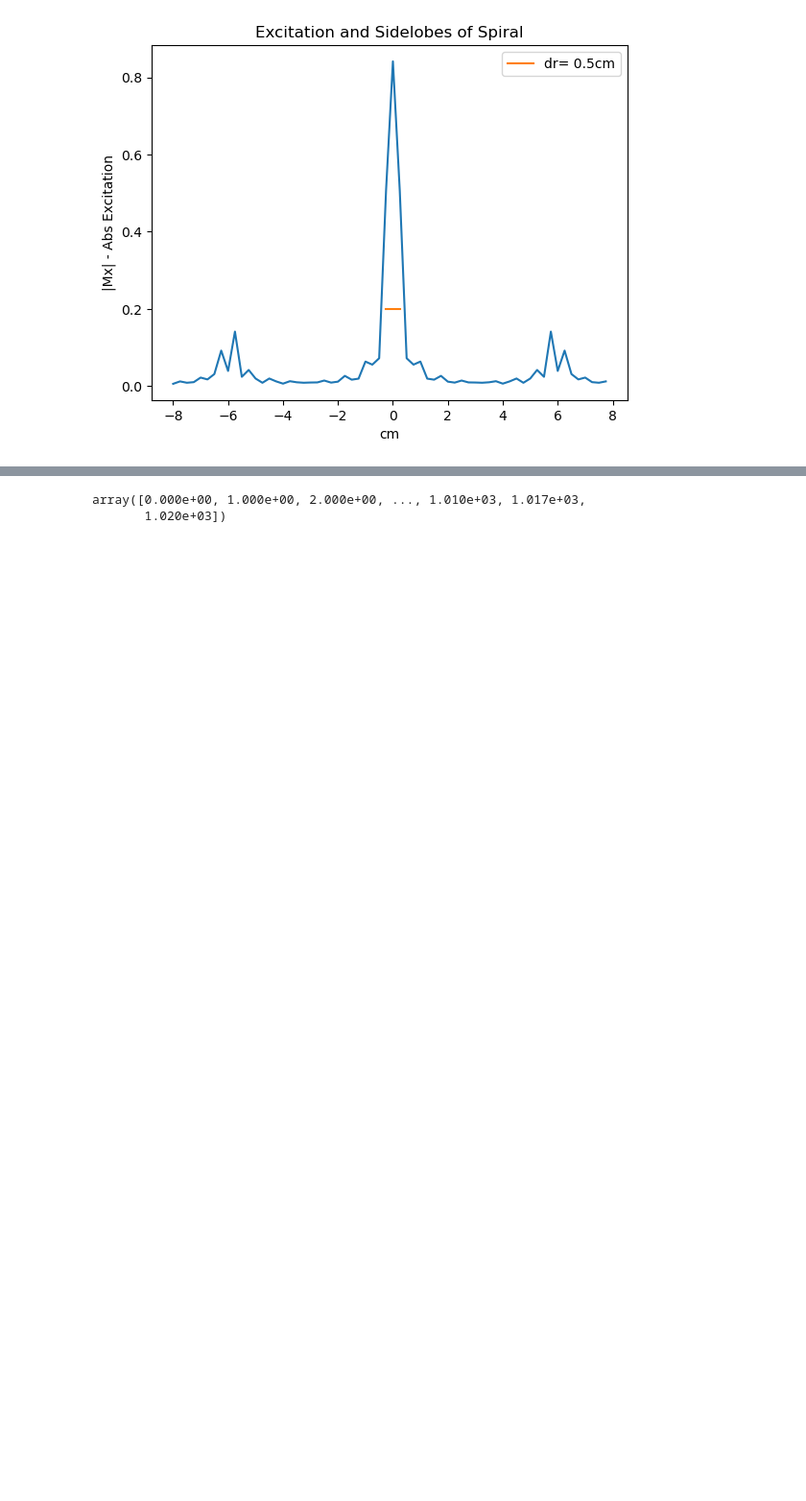
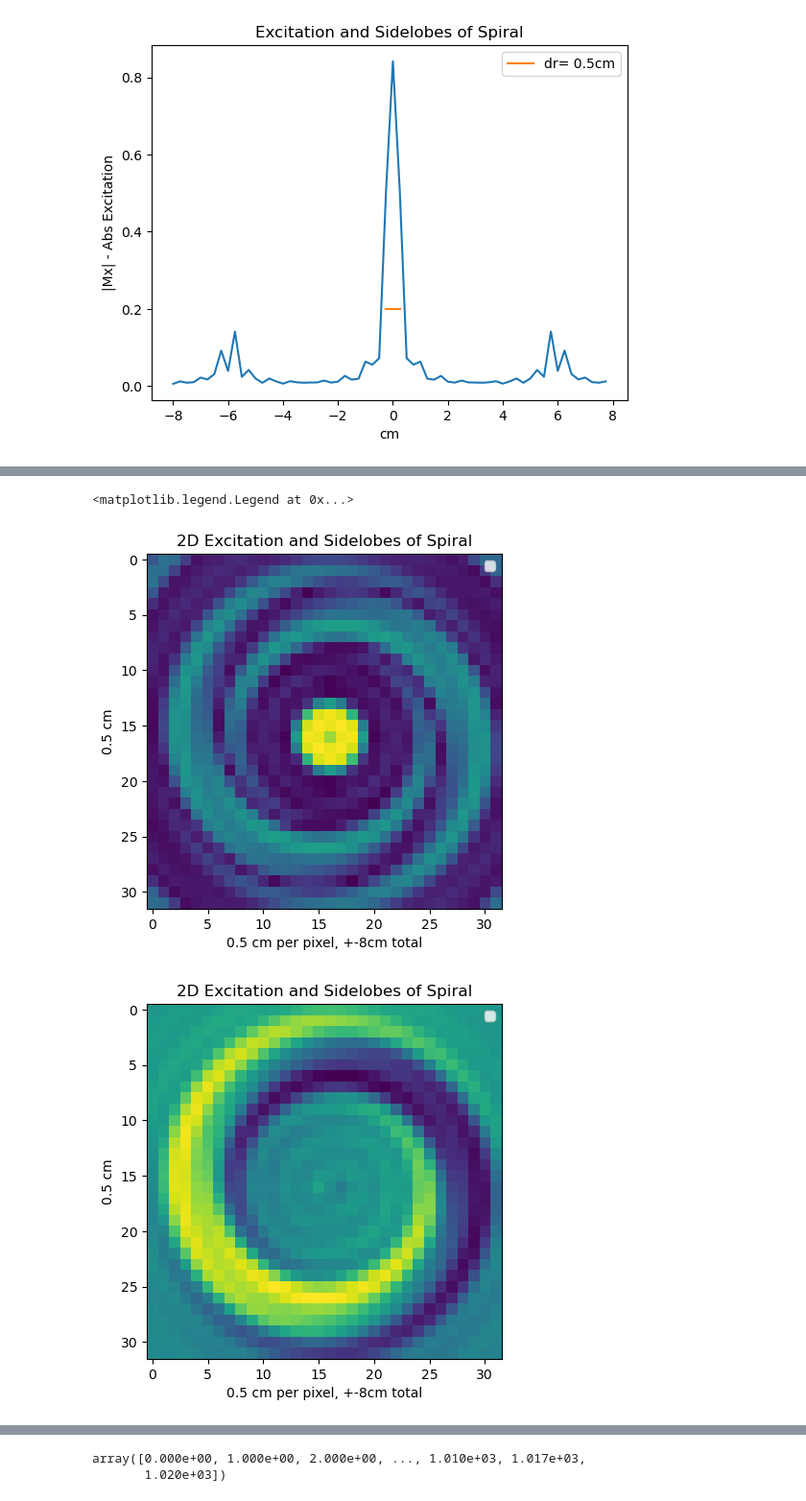
Before and after one commit to jhillard-stanford/mri-fingerprinting, a Jupyter notebook: assingment2/assignment2.ipynb, the cells around one changed output, grey strips where cells are left out. Shown at 96% size. Cells and saved outputs as stored; diff of their text form; code cells hidden in the pictures; blank space fills up the shorter version.

```diff
--- a/assingment2/assignment2.ipynb
+++ b/assingment2/assignment2.ipynb
@@ -192,0 +288,38 @@ No artists with labels found to put in legend.  Note that artists whose label st
+# %%
+gs = 2*np.pi*4.257*g*dt  #g is G/cm gradfield, gs is spatial freq; gamma*g*dt in kHz.
+a,b = abrm(rf,gs,x,y)
+mxy2 = ab2ex(a,b)
+
+plt.figure()
+plt.title("2D Excitation and Sidelobes of Spiral")
+plt.xlabel(f"{step} cm per pixel, +-8cm total")
+plt.ylabel(f"{step} cm")
+#plt.ylabel("|Mx| - Abs Excitation")
+plt.imshow(np.abs(mxy2), label="|Mxy| excitation")
+#plt.plot([-0.25,0.25],[0.2,0.2], label="dr= 0.5cm")
+plt.legend()
+
+
+plt.figure()
+plt.title("2D Excitation and Sidelobes of Spiral")
+plt.xlabel(f"{step} cm per pixel, +-8cm total")
+plt.ylabel(f"{step} cm")
+#plt.ylabel("|Mx| - Abs Excitation")
+plt.imshow(np.real(mxy2), label="|Mxy| excitation")
+#plt.plot([-0.25,0.25],[0.2,0.2], label="dr= 0.5cm")
+plt.legend()
+
+
+
+plt.figure()
+plt.title("2D Excitation and Sidelobes of Spiral")
+plt.xlabel(f"{step} cm per pixel, +-8cm total")
+plt.ylabel(f"{step} cm")
+#plt.ylabel("|Mx| - Abs Excitation")
+plt.imshow(np.imag(mxy2), label="|Mxy| excitation")
+#plt.plot([-0.25,0.25],[0.2,0.2], label="dr= 0.5cm")
+plt.legend()
+# %% [output]
+<matplotlib.legend.Legend at 0x...>
+[figure, added]
+[figure, added]
```
Also changed, not shown: parts of 7 cells of this notebook, 4 other files.
